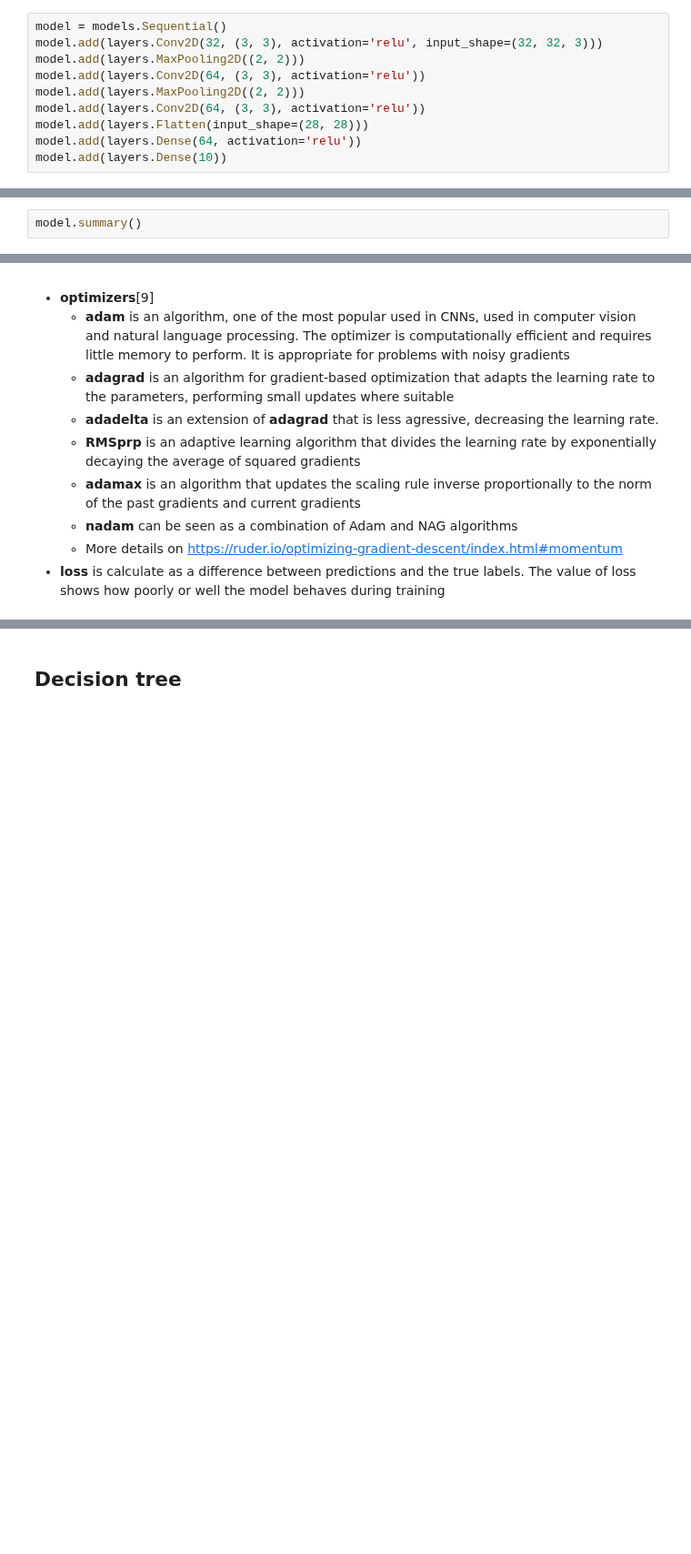
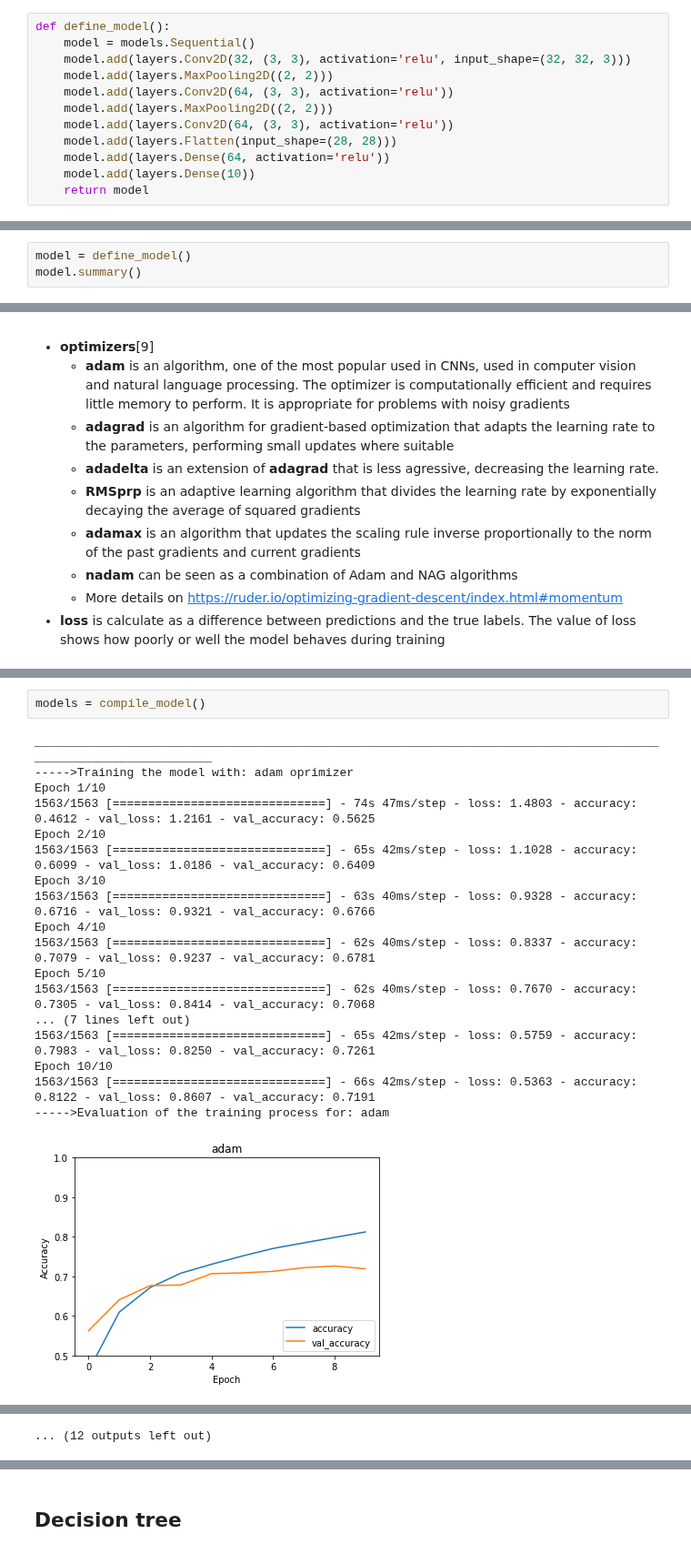
Before and after one commit to DoraTheodora/MachineLearning-Tutorial, a Jupyter notebook: CA2-Data Preprocessing and Algorithms.ipynb, the cells around one changed output, grey strips where cells are left out. Shown at 91% size. Saved outputs shown, nothing was run; the diff lists cells and outputs as text; blank space fills up the shorter version.

```diff
--- a/CA2-Data Preprocessing and Algorithms.ipynb
+++ b/CA2-Data Preprocessing and Algorithms.ipynb
@@ -441,18 +441,21 @@ plt.show()
    - <b>Flatten</b> layer is converting the data from a multi-dimensional array to a 1 dimension array. The reason for using this layer is to create a single long feature vector.
    - <b>Dense</b> layer is special, it is fully connected with the previous layer; in other words, this layer's neurons are all connected with every neuron of the previous layer.
 # %%
-model = models.Sequential()
-model.add(layers.Conv2D(32, (3, 3), activation='relu', input_shape=(32, 32, 3)))
-model.add(layers.MaxPooling2D((2, 2)))
-model.add(layers.Conv2D(64, (3, 3), activation='relu'))
-model.add(layers.MaxPooling2D((2, 2)))
-model.add(layers.Conv2D(64, (3, 3), activation='relu'))
-model.add(layers.Flatten(input_shape=(28, 28)))
-model.add(layers.Dense(64, activation='relu'))
-model.add(layers.Dense(10))
+def define_model():
+    model = models.Sequential()
+    model.add(layers.Conv2D(32, (3, 3), activation='relu', input_shape=(32, 32, 3)))
+    model.add(layers.MaxPooling2D((2, 2)))
+    model.add(layers.Conv2D(64, (3, 3), activation='relu'))
+    model.add(layers.MaxPooling2D((2, 2)))
+    model.add(layers.Conv2D(64, (3, 3), activation='relu'))
+    model.add(layers.Flatten(input_shape=(28, 28)))
+    model.add(layers.Dense(64, activation='relu'))
+    model.add(layers.Dense(10))
+    return model
 # %% [markdown]
 Sumarize the arhitecture of the model:
 # %%
+model = define_model()
 model.summary()
 # %% [output]
 Model: "sequential"
@@ -621,0 +552,21 @@ Guess: cat
+# %%
+models = compile_model()
+# %% [output]
+_________________________________________________________________________________________________________________
+----->Training the model with: adam oprimizer
+Epoch 1/10
+1563/1563 [==============================] - 74s 47ms/step - loss: 1.4803 - accuracy: 0.4612 - val_loss: 1.2161 - val_accuracy: 0.5625
+Epoch 2/10
+1563/1563 [==============================] - 65s 42ms/step - loss: 1.1028 - accuracy: 0.6099 - val_loss: 1.0186 - val_accuracy: 0.6409
+Epoch 3/10
+1563/1563 [==============================] - 63s 40ms/step - loss: 0.9328 - accuracy: 0.6716 - val_loss: 0.9321 - val_accuracy: 0.6766
+Epoch 4/10
+1563/1563 [==============================] - 62s 40ms/step - loss: 0.8337 - accuracy: 0.7079 - val_loss: 0.9237 - val_accuracy: 0.6781
+Epoch 5/10
+1563/1563 [==============================] - 62s 40ms/step - loss: 0.7670 - accuracy: 0.7305 - val_loss: 0.8414 - val_accuracy: 0.7068
+... (7 lines left out)
+1563/1563 [==============================] - 65s 42ms/step - loss: 0.5759 - accuracy: 0.7983 - val_loss: 0.8250 - val_accuracy: 0.7261
+Epoch 10/10
+1563/1563 [==============================] - 66s 42ms/step - loss: 0.5363 - accuracy: 0.8122 - val_loss: 0.8607 - val_accuracy: 0.7191
+----->Evaluation of the training process for: adam
+[figure, added]
@@ -621,0 +630 @@ Guess: cat
+... (12 outputs left out)
```
Also changed, not shown: parts of 8 cells of this notebook.
